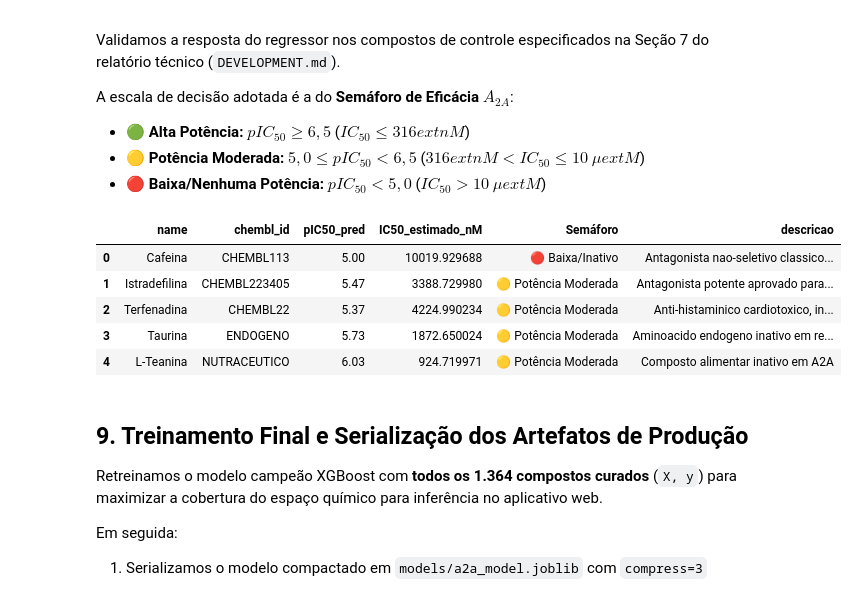
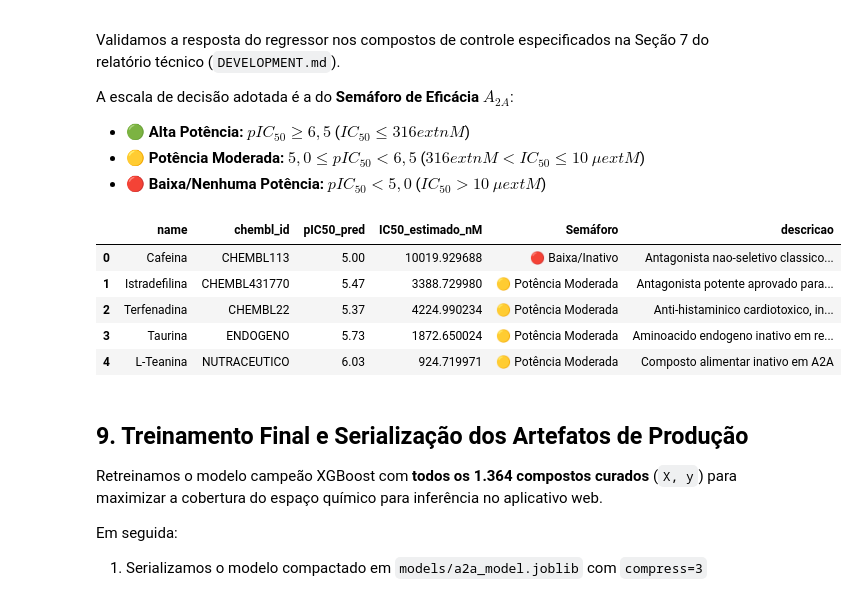
Before and after one commit to raphaelpiresdev-ai/BioPredicta, a Jupyter notebook: notebooks/05_a2a_modeling.ipynb, the cells around one changed output. Drawn from its saved outputs; the diff is of its cells as text; code cells hidden in the pictures.

```diff
--- a/notebooks/05_a2a_modeling.ipynb
+++ b/notebooks/05_a2a_modeling.ipynb
@@ -419,39 +419,39 @@ from src.chem_utils import featurize_dataframe
 
 controls = {
     "Cafeina": ("CHEMBL113", "Cn1c(=O)c2c(ncn2C)n(C)c1=O", "Antagonista nao-seletivo classico A1/A2A (potencia moderada micromolar)"),
-    "Istradefilina": ("CHEMBL223405", "CCN1C(=O)C2=C(N=C(N2C)/C=C/C3=CC(=C(C=C3)OC)OC)N(C1=O)CC", "Antagonista potente aprovado para Doenca de Parkinson"),
+    "Istradefilina": ("CHEMBL431770", "CCN1C(=O)C2=C(N=C(N2C)/C=C/C3=CC(=C(C=C3)OC)OC)N(C1=O)CC", "Antagonista potente aprovado para Doenca de Parkinson"),
     "Terfenadina": ("CHEMBL22", "CC(C)(C)c1ccc(cc1)C(O)CCCN2CCC(CC2)C(O)(c3ccccc3)c4ccccc4", "Anti-histaminico cardiotoxico, inativo em A2A"),
     "Taurina": ("ENDOGENO", "NCCS(=O)(=O)O", "Aminoacido endogeno inativo em receptores purinergicos"),
     "L-Teanina": ("NUTRACEUTICO", "CCNC(=O)CCC(N)C(=O)O", "Composto alimentar inativo em A2A"),
 }
 
 ctrl_rows = []
 for name, (cid, smi, desc) in controls.items():
     ctrl_rows.append({"name": name, "chembl_id": cid, "canonical_smiles": smi, "descricao": desc})
 
 df_ctrl = pd.DataFrame(ctrl_rows)
 df_ctrl_feat = featurize_dataframe(df_ctrl, "canonical_smiles")
 X_ctrl = df_ctrl_feat[list(FEATURE_NAMES)]
 
 preds_ctrl = champion_model.predict(X_ctrl)
 
 def get_semaforo(p):
     if p >= 6.5:
         return "🟢 Alta Potência (Eficaz)"
     elif p >= 5.0:
         return "🟡 Potência Moderada"
     else:
         return "🔴 Baixa/Inativo"
 
 df_ctrl["pIC50_pred"] = preds_ctrl
 df_ctrl["IC50_estimado_nM"] = 10 ** (9.0 - preds_ctrl)
 df_ctrl["Semáforo"] = df_ctrl["pIC50_pred"].apply(get_semaforo)
 
 display(df_ctrl[["name", "chembl_id", "pIC50_pred", "IC50_estimado_nM", "Semáforo", "descricao"]].round(2))
 # %% [output]
 |  | name | chembl_id | pIC50_pred | IC50_estimado_nM | Semáforo | descricao |
 | 0 | Cafeina | CHEMBL113 | 5.00 | 10019.929688 | 🔴 Baixa/Inativo | Antagonista nao-seletivo classico... |
-| 1 | Istradefilina | CHEMBL223405 | 5.47 | 3388.729980 | 🟡 Potência Moderada | Antagonista potente aprovado para... |
+| 1 | Istradefilina | CHEMBL431770 | 5.47 | 3388.729980 | 🟡 Potência Moderada | Antagonista potente aprovado para... |
 | 2 | Terfenadina | CHEMBL22 | 5.37 | 4224.990234 | 🟡 Potência Moderada | Anti-histaminico cardiotoxico, in... |
 | 3 | Taurina | ENDOGENO | 5.73 | 1872.650024 | 🟡 Potência Moderada | Aminoacido endogeno inativo em re... |
 | 4 | L-Teanina | NUTRACEUTICO | 6.03 | 924.719971 | 🟡 Potência Moderada | Composto alimentar inativo em A2A |
```
Also changed, not shown: 18 other files.
